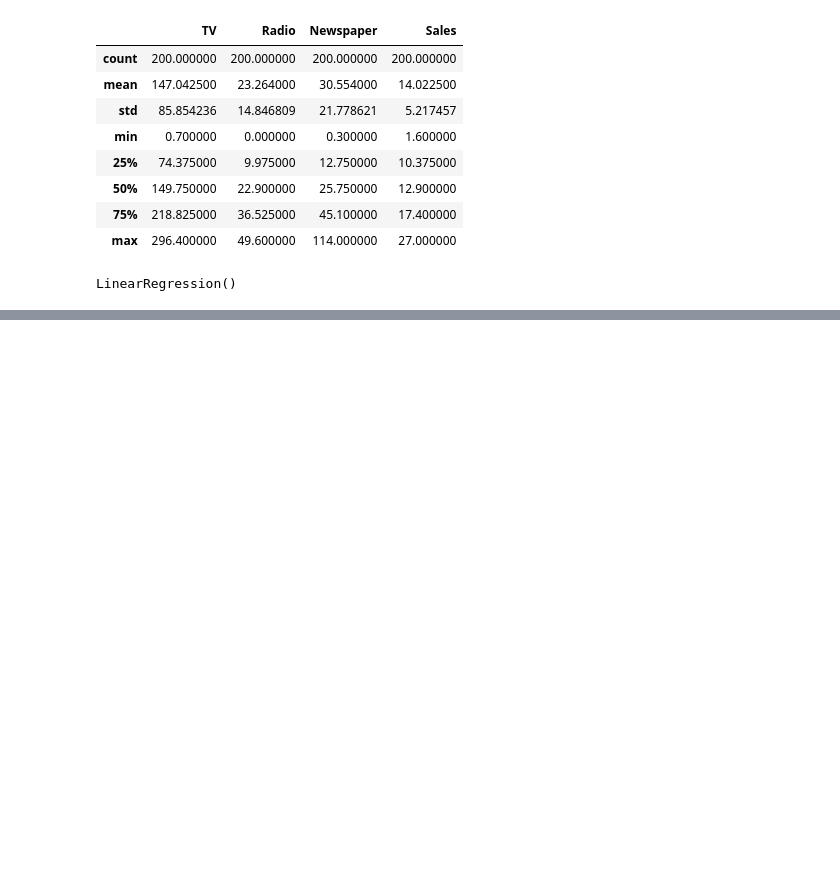
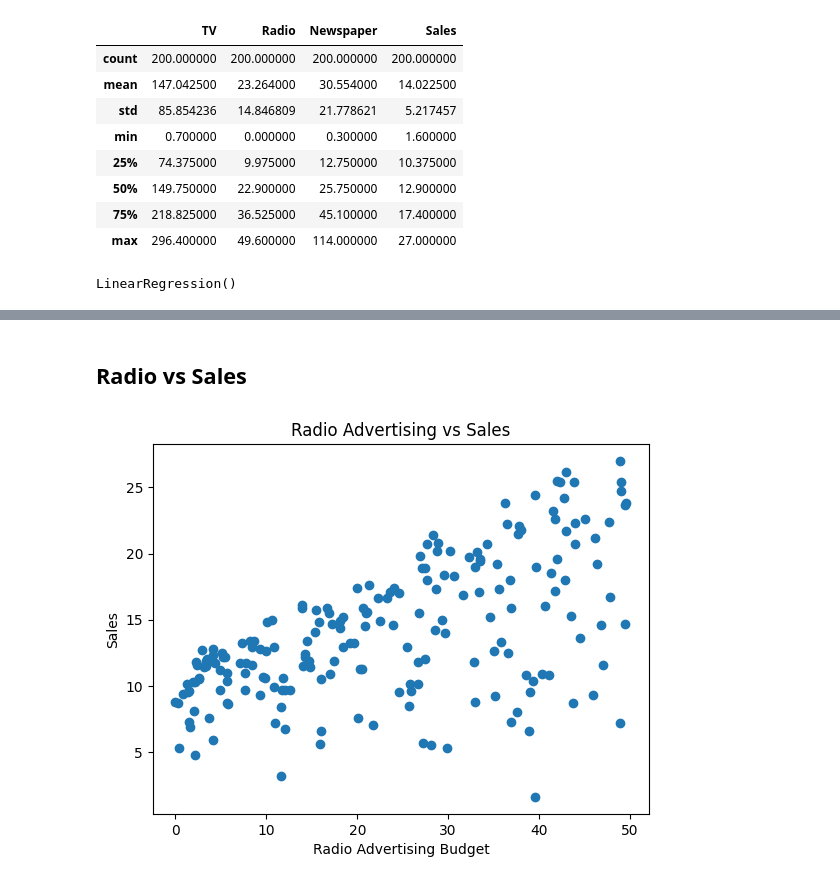
Before and after one commit to Shubham2007Git/Linear-Regression-Project, a Jupyter notebook: pro.ipynb, the cells around one changed output, grey strips where cells are left out. Saved outputs shown, nothing was run; the diff lists cells and outputs as text; code cells hidden in the pictures; blank space fills up the shorter version.

```diff
--- a/pro.ipynb
+++ b/pro.ipynb
@@ -110,0 +151,11 @@ score
+# %% [markdown]
+## Radio vs Sales
+# %%
+
+plt.scatter(df['Radio'], df['Sales'])
+plt.xlabel('Radio Advertising Budget')
+plt.ylabel('Sales')
+plt.title('Radio Advertising vs Sales')
+plt.show()
+# %% [output]
+[figure, added]
```
Also changed, not shown: parts of 12 cells of this notebook.
